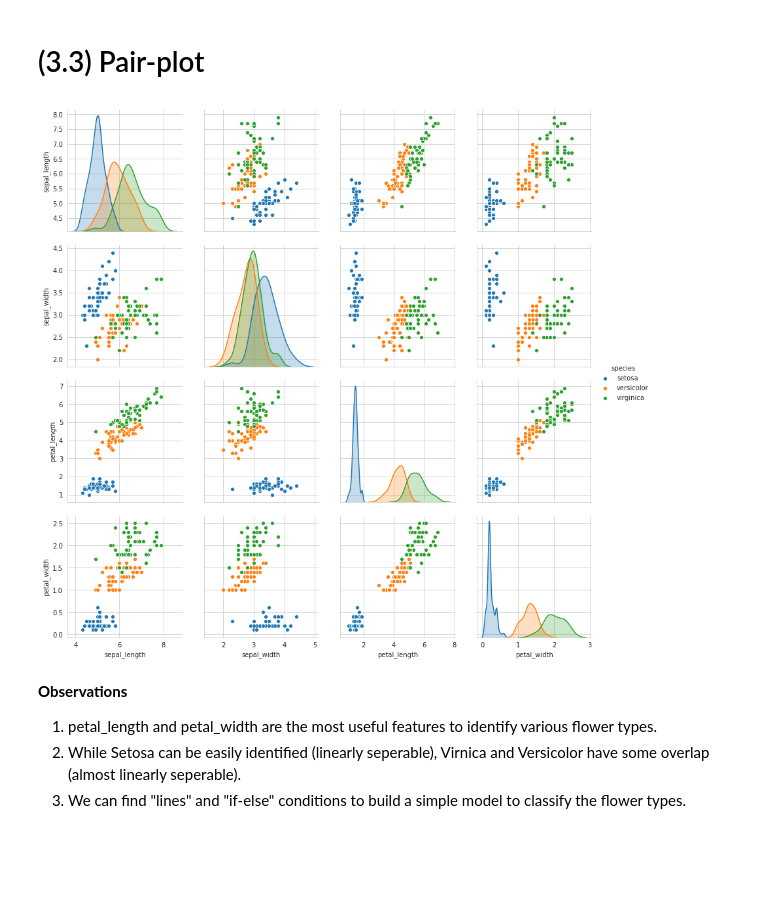
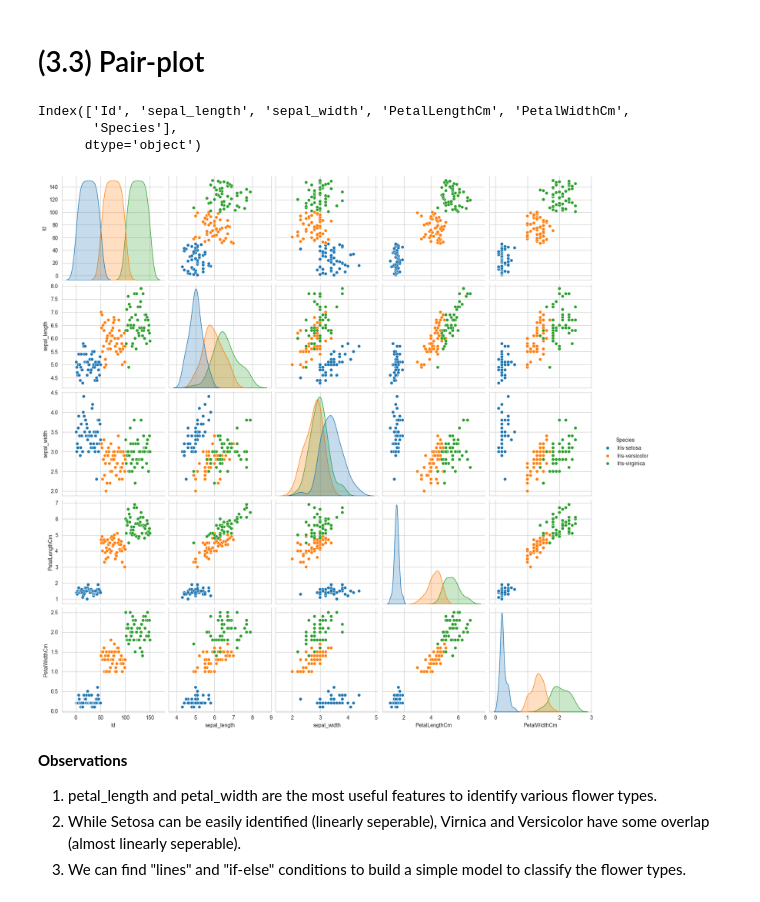
Before and after one commit to rahul8879/AI-HT, a Jupyter notebook: Exploratory Data Analysis on Iris Dataset.ipynb, the cells around one changed output. Cells and saved outputs as stored; diff of their text form; code cells hidden in the pictures; blank space fills up the shorter version.

```diff
--- a/Exploratory Data Analysis on Iris Dataset.ipynb
+++ b/Exploratory Data Analysis on Iris Dataset.ipynb
@@ -89,8 +89,8 @@ Index(['Id', 'SepalLengthCm', 'SepalWidthCm', 'PetalLengthCm', 'PetalWidthCm',
 iris.rename({
     'SepalLengthCm':'sepal_length',
     'SepalWidthCm':'sepal_width',
-    # 'PetalLengthCm':'sepal_width',
-    # 'PetalWidthCm':'sepal_width'
+    'PetalLengthCm': 'petal_length',
+    'PetalWidthCm':'petal_width'
 },axis=1,inplace=True)
 # %%
 iris.head(2)
@@ -137,18 +137,24 @@ Needs a lot to mouse interaction to interpret data.
 What about 4-D, 5-D or n-D scatter plot?
 # %% [markdown]
 #  (3.3) Pair-plot
+# %%
+iris.columns
+# %% [output]
+Index(['Id', 'sepal_length', 'sepal_width', 'PetalLengthCm', 'PetalWidthCm',
+       'Species'],
+      dtype='object')
 # %%
 # pairwise scatter plot: Pair-Plot
 # Dis-advantages: 1. Can not be used when number of features are high.
 #                 2.Cannot visualize higher dimensional patterns in 3-D and 4-D.
 #                 3. Only possible to view 2D patterns.
 plt.close();
 sns.set_style("whitegrid");
-sns.pairplot(iris, hue="species", size=3);
+sns.pairplot(iris, hue="Species", size=3)
 plt.show()
 # NOTE: the diagnol elements are PDFs for each feature. PDFs are expalined below.
 # %% [output]
-[figure, old version]
+[figure, new version]
 # %% [markdown]
 **Observations**
 1. petal_length and petal_width are the most useful features to identify various flower types.
```
Also changed, not shown: parts of 6 cells of this notebook, 4 other files.
